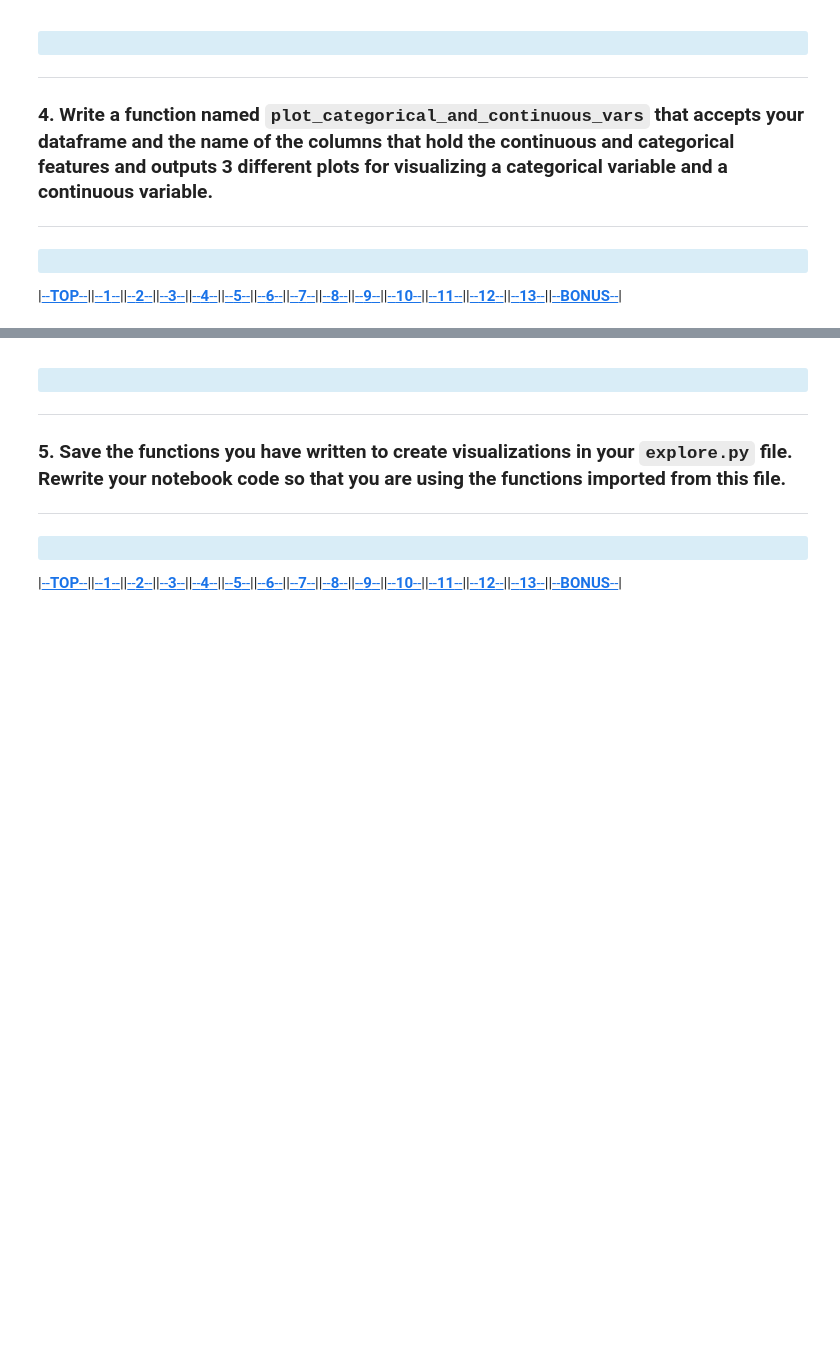
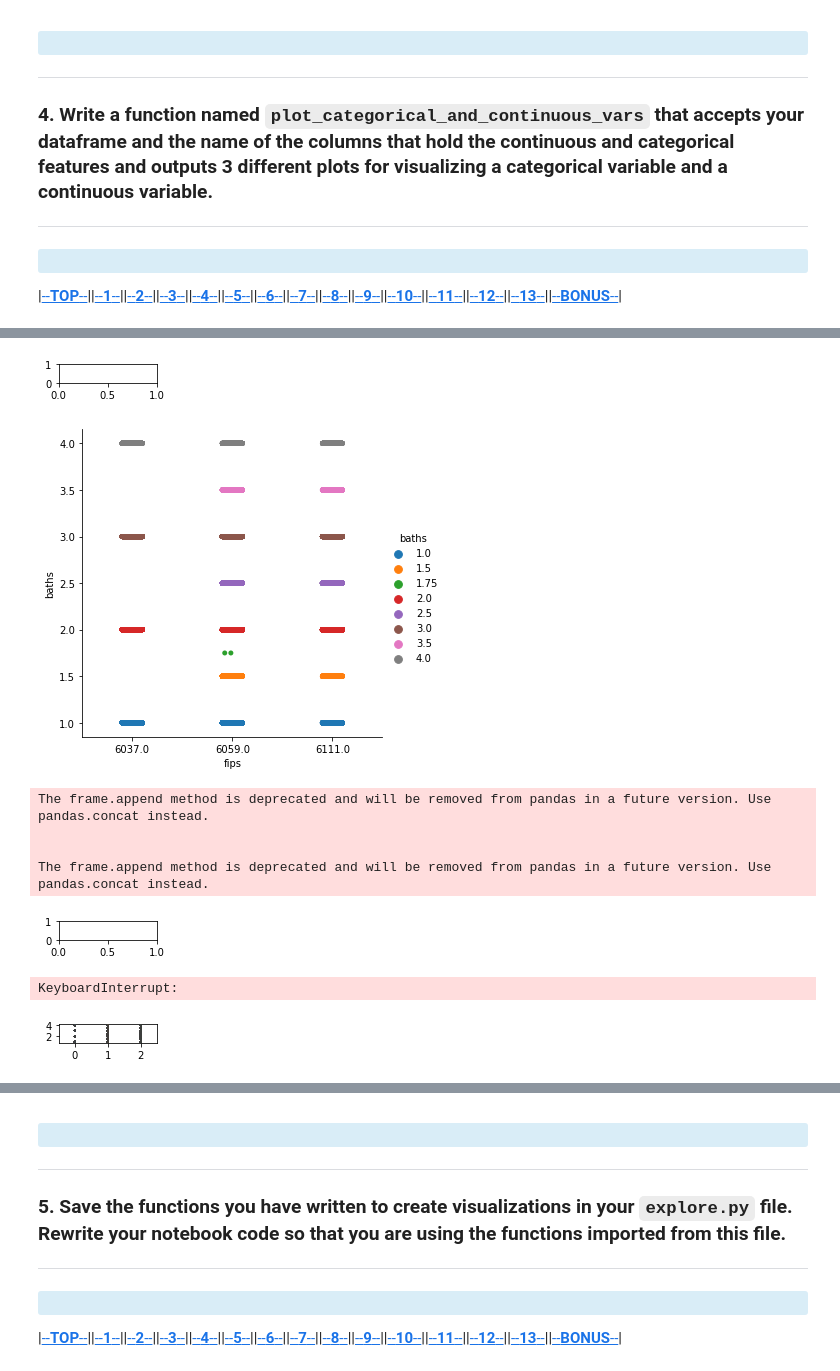
Before and after one commit to David-Howell/regression-exercises, a Jupyter notebook: explore.ipynb, the cells around one changed output, grey strips where cells are left out. Drawn from its saved outputs; the diff is of its cells as text; code cells hidden in the pictures; blank space fills up the shorter version.

```diff
--- a/explore.ipynb
+++ b/explore.ipynb
@@ -180,0 +249,4 @@ plt.show()
+# %%
+contin_vars = ['baths', 'beds', 'sqft', 'tax_appraisal', 'taxes']
+
+cat_vars = ['fips', 'yr_built']
@@ -180,0 +274,12 @@ plt.show()
+# %%
+plot_categorical_and_continuous_vars(train, contin_vars, cat_vars)
+# %% [output]
+[figure, added]
+[figure, added]
+The frame.append method is deprecated and will be removed from pandas in a future version. Use pandas.concat instead.
+
+
+The frame.append method is deprecated and will be removed from pandas in a future version. Use pandas.concat instead.
+[figure, added]
+KeyboardInterrupt:
+[figure, added]
```
Also changed, not shown: parts of 4 cells of this notebook.
